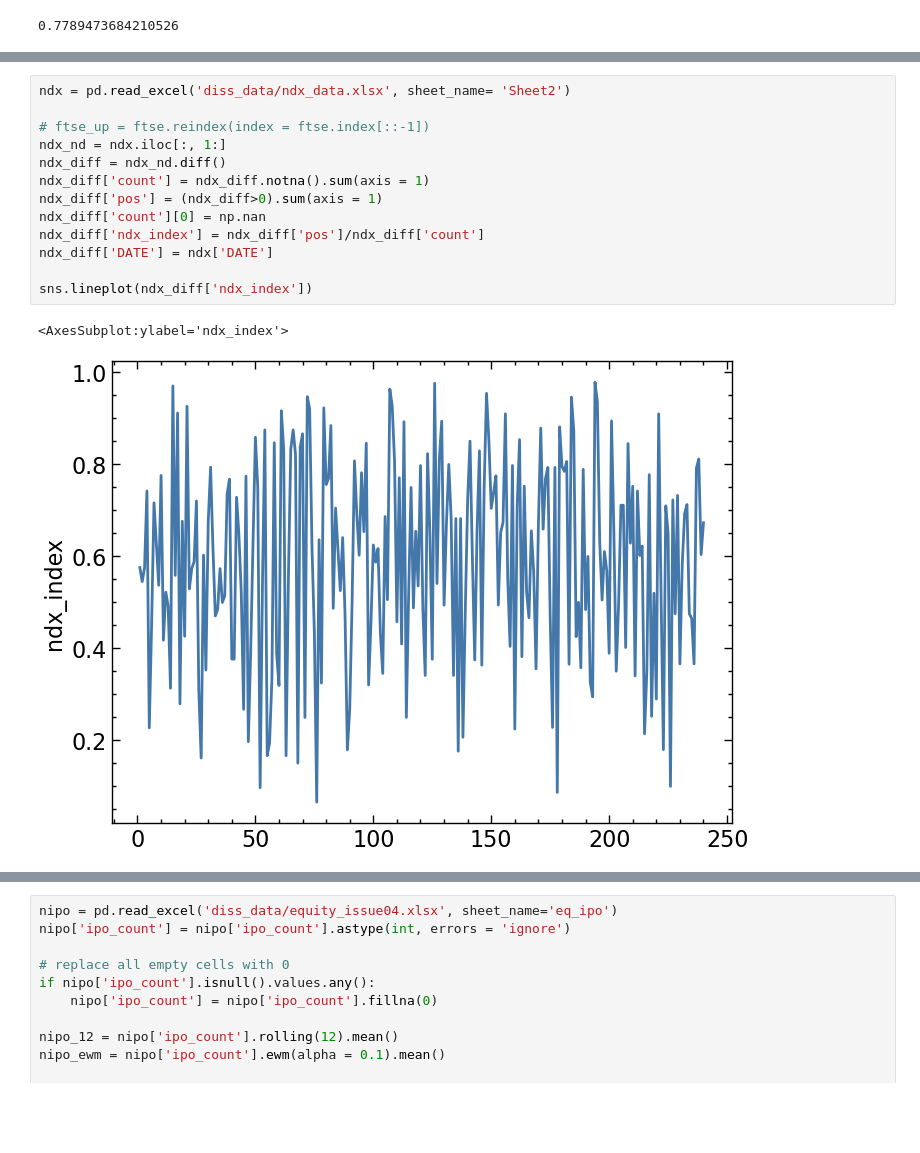
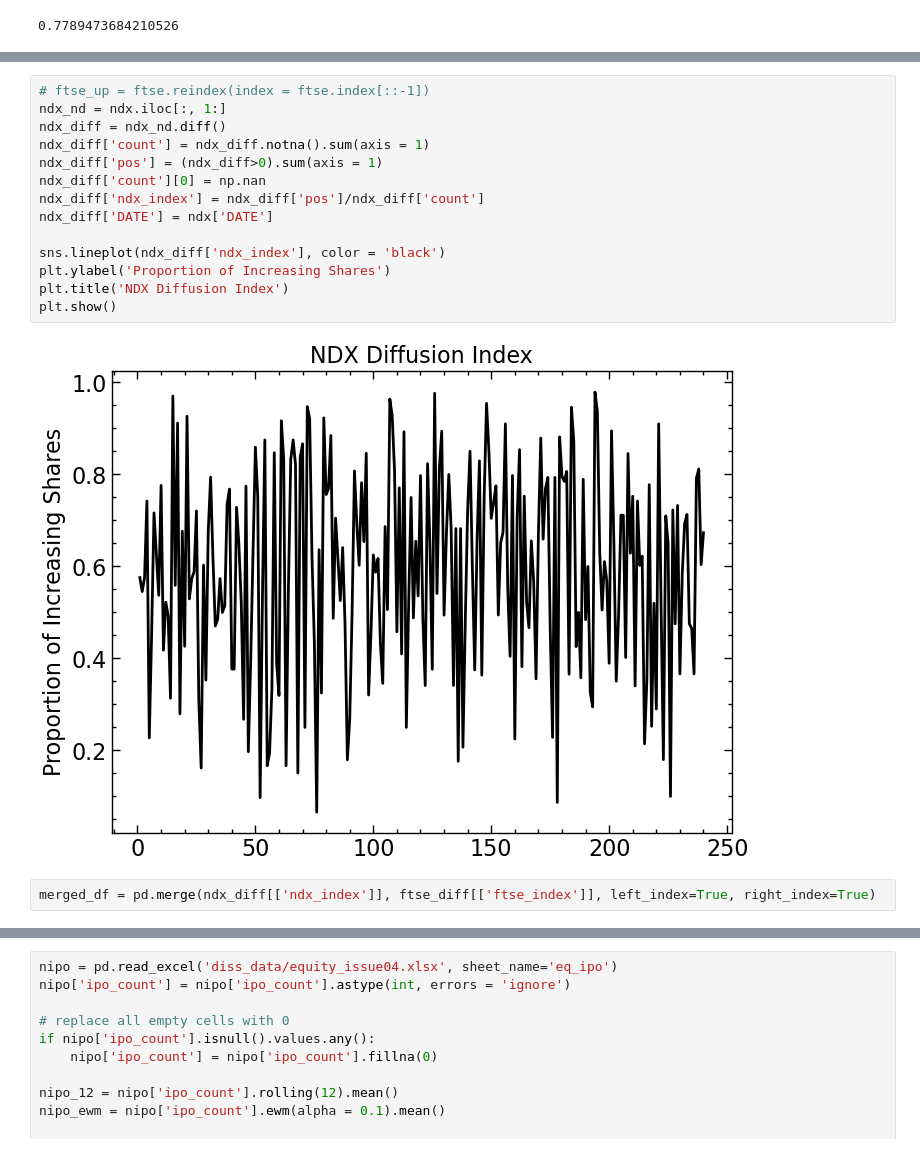
Before and after one commit to aycannon/diss, a Jupyter notebook: Compiled Indicator.ipynb, the cells around one changed output, grey strips where cells are left out. Saved outputs shown, nothing was run; the diff lists cells and outputs as text; blank space fills up the shorter version.

```diff
--- a/Compiled Indicator.ipynb
+++ b/Compiled Indicator.ipynb
@@ -154,17 +281,19 @@ print(ftse_diff['ftse_index'][1])
 # %%
-ndx = pd.read_excel('diss_data/ndx_data.xlsx', sheet_name= 'Sheet2')
-
 # ftse_up = ftse.reindex(index = ftse.index[::-1])
 ndx_nd = ndx.iloc[:, 1:]
 ndx_diff = ndx_nd.diff()
 ndx_diff['count'] = ndx_diff.notna().sum(axis = 1)
 ndx_diff['pos'] = (ndx_diff>0).sum(axis = 1)
 ndx_diff['count'][0] = np.nan
 ndx_diff['ndx_index'] = ndx_diff['pos']/ndx_diff['count']
 ndx_diff['DATE'] = ndx['DATE']
 
-sns.lineplot(ndx_diff['ndx_index'])
+sns.lineplot(ndx_diff['ndx_index'], color = 'black')
+plt.ylabel('Proportion of Increasing Shares')
+plt.title('NDX Diffusion Index')
+plt.show()
 # %% [output]
-<AxesSubplot:ylabel='ndx_index'>
-[figure, old version]
+[figure, new version]
+# %%
+merged_df = pd.merge(ndx_diff[['ndx_index']], ftse_diff[['ftse_index']], left_index=True, right_index=True)
 # %%
```
Also changed, not shown: parts of 44 cells of this notebook.
